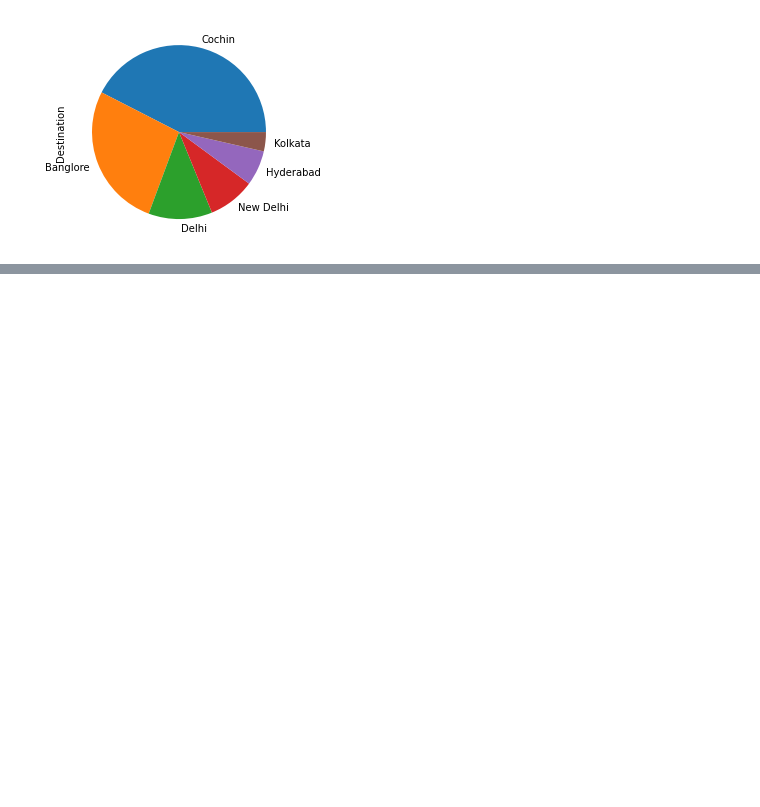
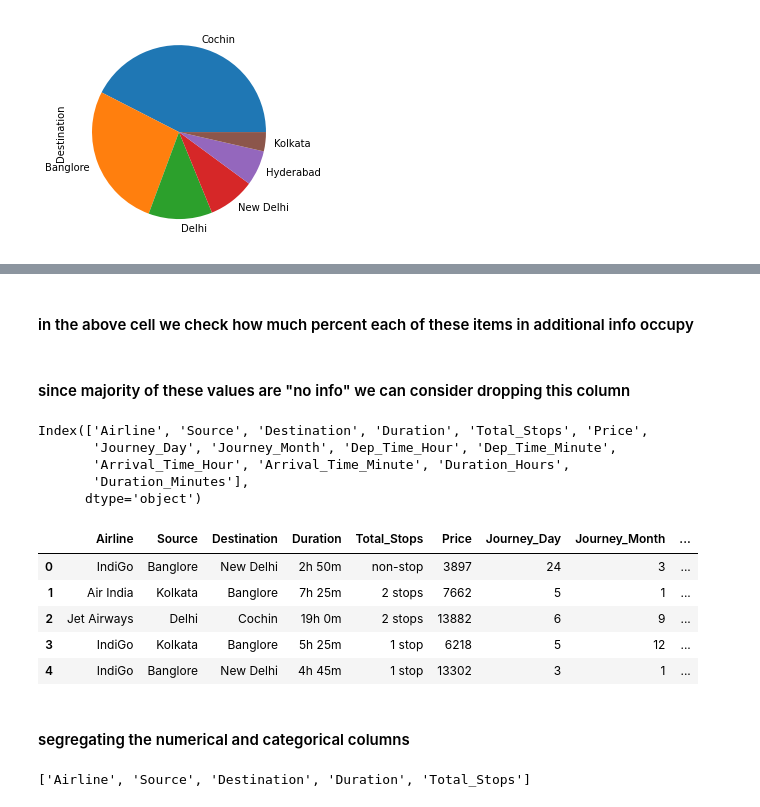
Before and after one commit to astro274/PredictFareAirline, a Jupyter notebook: prefairairline.ipynb, the cells around one changed output, grey strips where cells are left out. Saved outputs shown, nothing was run; the diff lists cells and outputs as text; code cells hidden in the pictures; blank space fills up the shorter version.

```diff
--- a/prefairairline.ipynb
+++ b/prefairairline.ipynb
@@ -407,0 +432,25 @@ plt.xticks(rotation='vertical')
+# %% [markdown]
+#### in the above cell we check how much percent each of these items in additional info occupy
+# %% [markdown]
+#### since majority of these values are "no info" we can consider dropping this column
+# %%
+data.drop(columns=['Additional_Info','Route','Duration_Total_Mins','Journey_Year'], axis=1, inplace=True)
+# %%
+data.columns
+# %% [output]
+Index(['Airline', 'Source', 'Destination', 'Duration', 'Total_Stops', 'Price',
+       'Journey_Day', 'Journey_Month', 'Dep_Time_Hour', 'Dep_Time_Minute',
+       'Arrival_Time_Hour', 'Arrival_Time_Minute', 'Duration_Hours',
+       'Duration_Minutes'],
+      dtype='object')
+# %%
+data.head()
+# %% [output]
+|  | Airline | Source | Destination | Duration | Total_Stops | Price | Journey_Day | Journey_Month | ... |
+| 0 | IndiGo | Banglore | New Delhi | 2h 50m | non-stop | 3897 | 24 | 3 | ... |
+| 1 | Air India | Kolkata | Banglore | 7h 25m | 2 stops | 7662 | 5 | 1 | ... |
+| 2 | Jet Airways | Delhi | Cochin | 19h 0m | 2 stops | 13882 | 6 | 9 | ... |
+| 3 | IndiGo | Kolkata | Banglore | 5h 25m | 1 stop | 6218 | 5 | 12 | ... |
+| 4 | IndiGo | Banglore | New Delhi | 4h 45m | 1 stop | 13302 | 3 | 1 | ... |
+# %% [markdown]
+#### segregating the numerical and categorical columns
@@ -407,0 +461,4 @@ plt.xticks(rotation='vertical')
+# %%
+cat_col
+# %% [output]
+['Airline', 'Source', 'Destination', 'Duration', 'Total_Stops']
```
Also changed, not shown: parts of 25 cells of this notebook.
